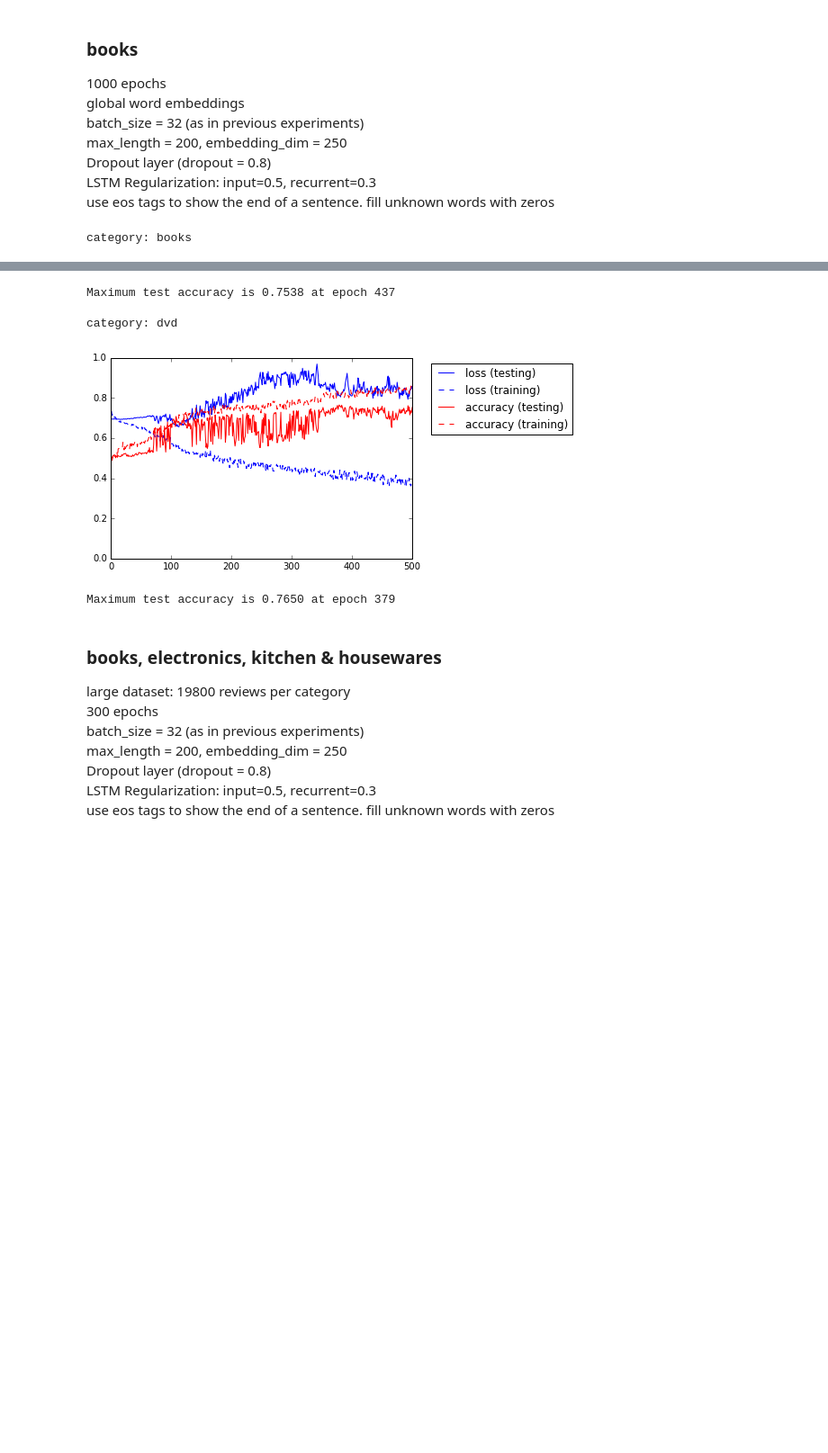
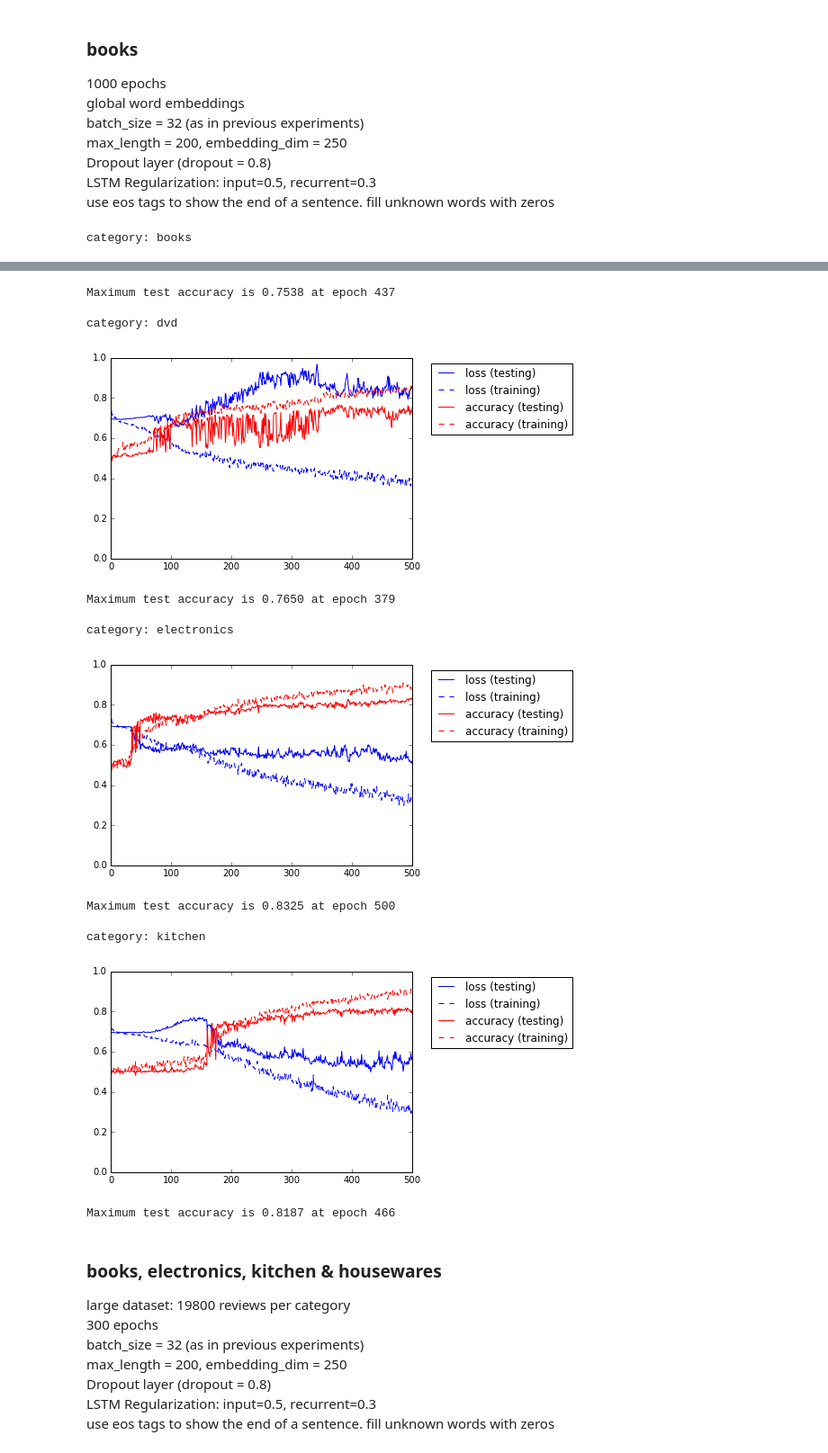
Before and after one commit to lorenzoritter/domainadaption, a Jupyter notebook: plot_history.ipynb, the cells around one changed output, grey strips where cells are left out. Shown at 90% size. Cells and saved outputs as stored; diff of their text form; code cells hidden in the pictures; blank space fills up the shorter version.

```diff
--- a/plot_history.ipynb
+++ b/plot_history.ipynb
@@ -285,27 +285,35 @@ LSTM Regularization: input=0.5, recurrent=0.3<br>
 use eos tags to show the end of a sentence. fill unknown words with zeros
 # %%
 settings = 'globalEmbeddings_500eps'
-categories = ['books', 'dvd']
+categories = ['books', 'dvd', 'electronics', 'kitchen']
 
 for category in categories:
     print '\ncategory: ' + category
     history = pd.read_csv(datapath + category +'/keras_' + settings + '/keras_history_globalEmbeddings.csv')
     epochs = np.arange(len(history))+1
 
     plt.plot(epochs, history['val_loss'], 'b', epochs, history['loss'], 'b--',
          epochs, history['val_acc'], 'r', epochs, history['acc'], 'r--')
     plt.ylim([0,1])
     plt.legend(['loss (testing)', 'loss (training)', 'accuracy (testing)', 'accuracy (training)'], bbox_to_anchor=(1.55, 1))
     plt.show()
     print('Maximum test accuracy is %0.4f at epoch %i' %(max(history.val_acc), np.argmax(history.val_acc)+1))
 # %% [output]
 category: books
 [figure]
 Maximum test accuracy is 0.7538 at epoch 437
 
 category: dvd
 [figure]
 Maximum test accuracy is 0.7650 at epoch 379
+
+category: electronics
+[figure, added]
+Maximum test accuracy is 0.8325 at epoch 500
+
+category: kitchen
+[figure, added]
+Maximum test accuracy is 0.8187 at epoch 466
 # %% [markdown]
 ### books, electronics, kitchen & housewares
 large dataset: 19800 reviews per category<br>
```
